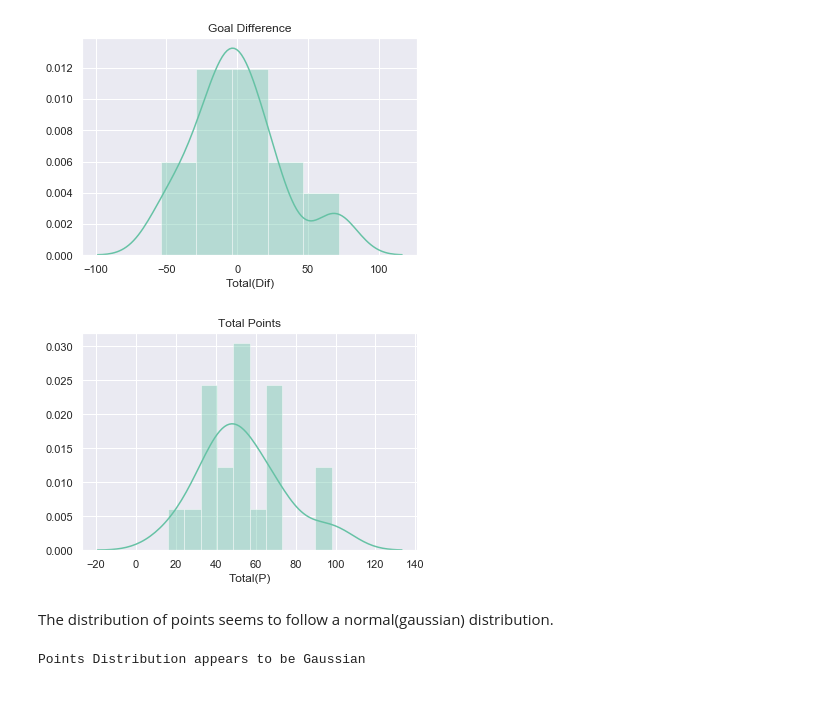
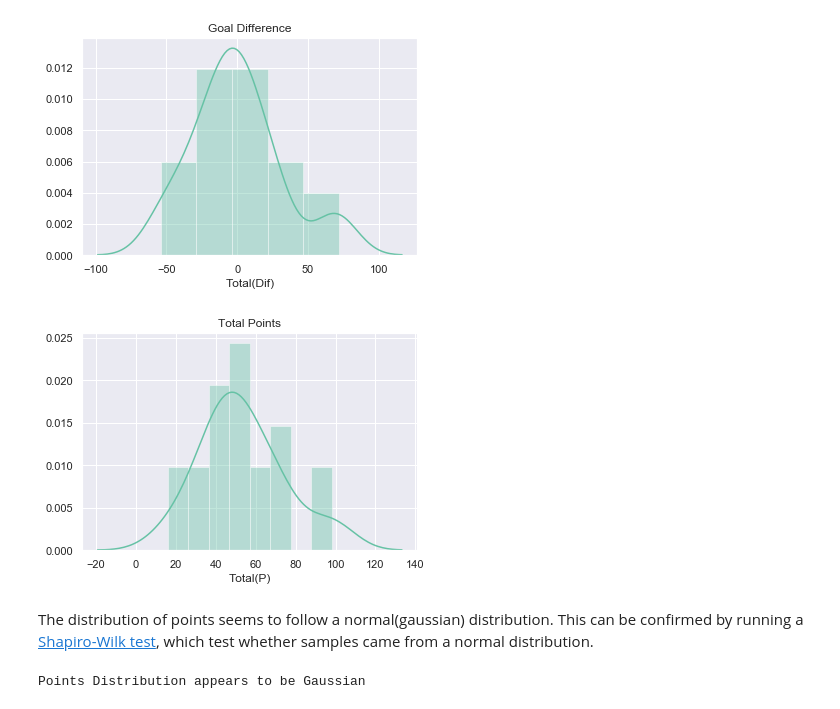
Before and after one commit to ANihill/fundamentalsProject, a Jupyter notebook: Project.ipynb, the cells around one changed output. Drawn from its saved outputs; the diff is of its cells as text; code cells hidden in the pictures.

```diff
--- a/Project.ipynb
+++ b/Project.ipynb
@@ -104,12 +116,12 @@ plt.title("Goal Difference");
 [figure]
 # %%
 # distribution of total points
-sns.distplot(total["Total(P)"], bins = 10)
+sns.distplot(total["Total(P)"], bins=8)
 plt.title("Total Points");
 # %% [output]
-[figure, old version]
+[figure, new version]
 # %% [markdown]
-The distribution of points seems to follow a normal(gaussian) distribution.
+The distribution of points seems to follow a normal(gaussian) distribution. This can be confirmed by running a [Shapiro-Wilk test](https://en.wikipedia.org/wiki/Shapiro–Wilk_test), which test whether samples came from a normal distribution.
 # %%
 # https://machinelearningmastery.com/a-gentle-introduction-to-normality-tests-in-python/
 
```
Also changed, not shown: parts of 42 cells of this notebook.
